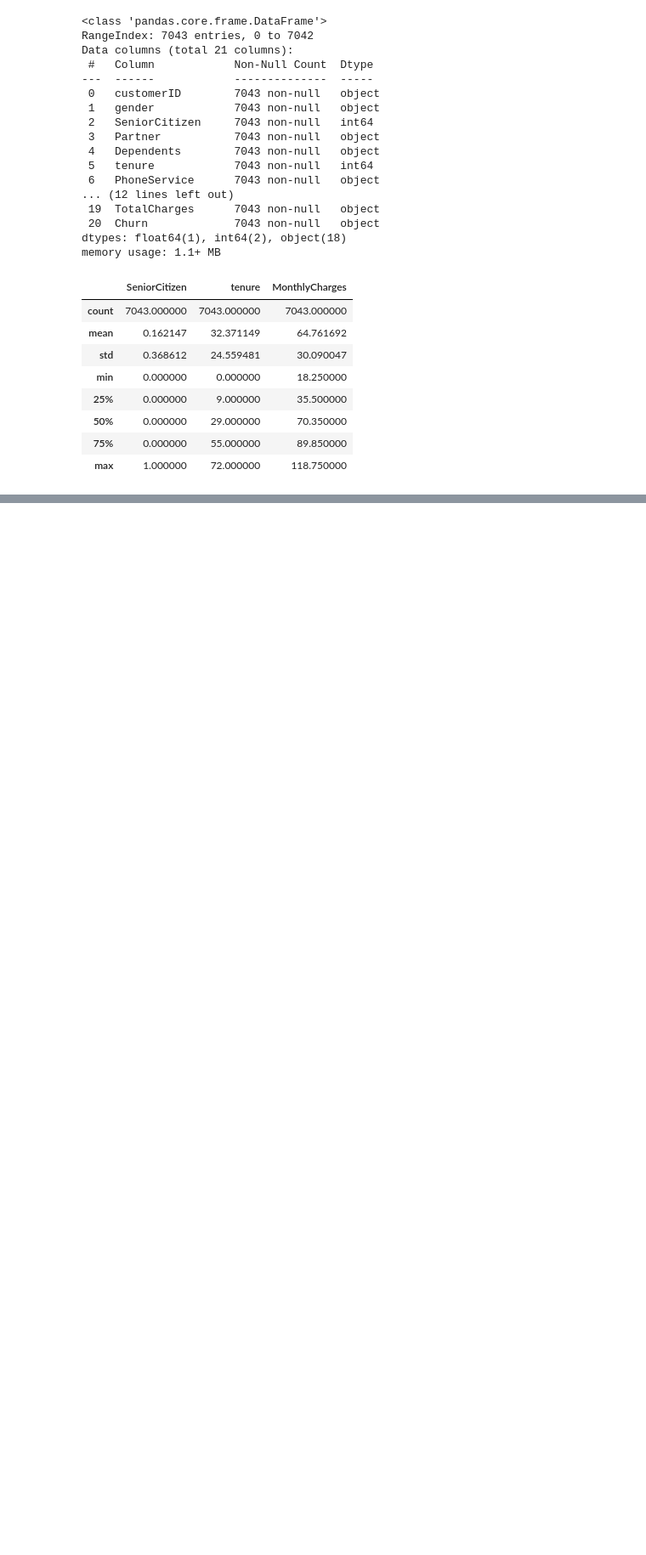
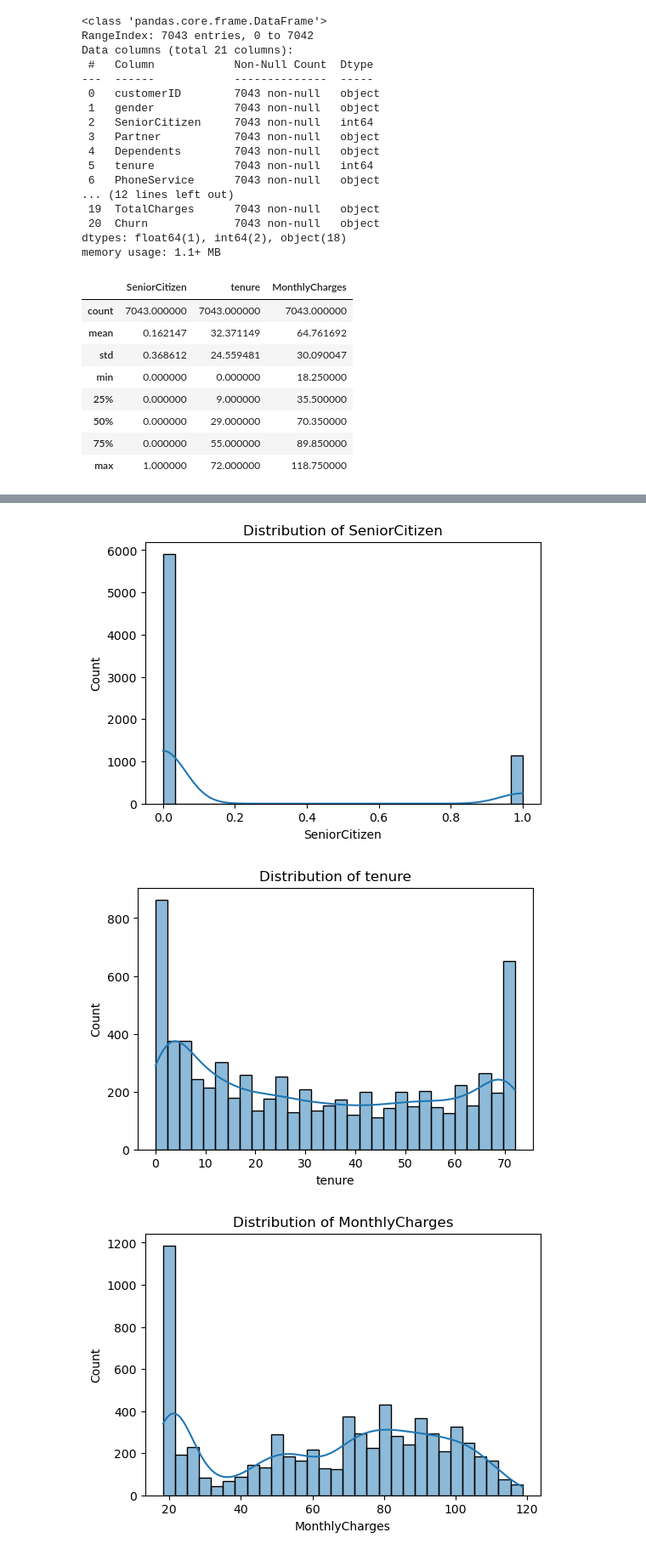
Before and after one commit to sarvesh0427/customer-churn-prediction, a Jupyter notebook: notebook/1_EDA.ipynb, the cells around one changed output, grey strips where cells are left out. Shown at 85% size. Drawn from its saved outputs; the diff is of its cells as text; code cells hidden in the pictures; blank space fills up the shorter version.

```diff
--- a/notebook/1_EDA.ipynb
+++ b/notebook/1_EDA.ipynb
@@ -73,0 +100,3 @@ df.describe()
+# %%
+for col in df.columns:
+    print(col, ":", df[col].nunique())
@@ -73,0 +123,6 @@ df.describe()
+# %%
+numerical_features = df.select_dtypes(include=["int64", "float64"]).columns.tolist()
+categorical_features = df.select_dtypes(include=["object"]).columns.tolist()
+
+categorical_features.remove("customerID")  # remove ID
+categorical_features.remove("Churn")       # remove target
@@ -73,0 +133,11 @@ df.describe()
+# %%
+# numerical feature distribution
+for col in numerical_features:
+    plt.figure(figsize=(6,4))
+    sns.histplot(df[col], kde=True, bins=30)
+    plt.title(f"Distribution of {col}")
+    plt.show()
+# %% [output]
+[figure, added]
+[figure, added]
+[figure, added]
```
Also changed, not shown: parts of 12 cells of this notebook.
